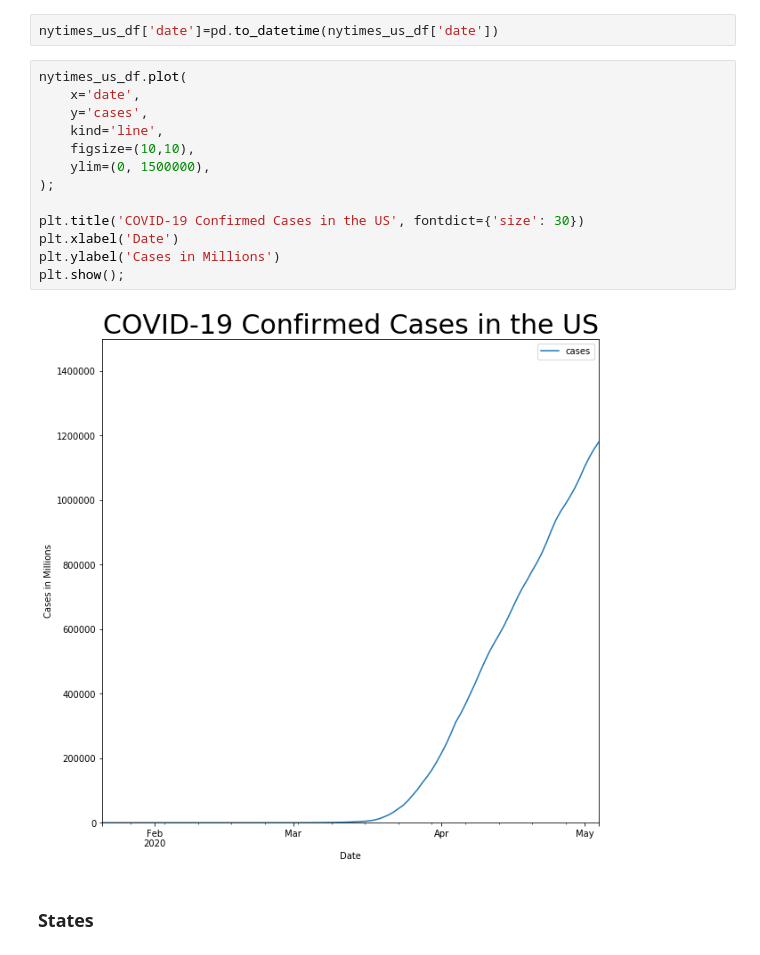
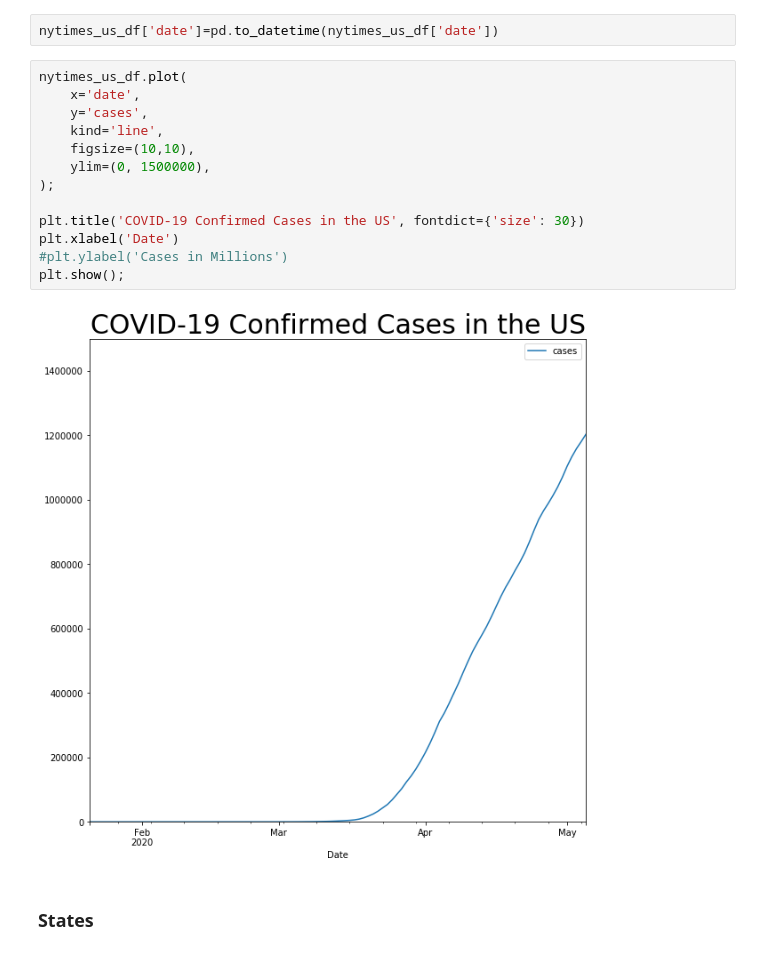
Before and after one commit to katkim0307/COVID-19_Response_Comparison, a Jupyter notebook: us_cov19_data.ipynb, the cells around one changed output. Cells and saved outputs as stored; diff of their text form.

```diff
--- a/us_cov19_data.ipynb
+++ b/us_cov19_data.ipynb
@@ -71,18 +77,18 @@ nytimes_us_df['date']=pd.to_datetime(nytimes_us_df['date'])
 # %%
 nytimes_us_df.plot(
     x='date',
     y='cases',
     kind='line',
     figsize=(10,10),
     ylim=(0, 1500000),
 );
 
 plt.title('COVID-19 Confirmed Cases in the US', fontdict={'size': 30})
 plt.xlabel('Date')
-plt.ylabel('Cases in Millions')
+#plt.ylabel('Cases in Millions')
 plt.show();
 # %% [output]
-[figure, old version]
+[figure, new version]
 # %% [markdown]
 ### States
 # %%
```
Also changed, not shown: parts of 7 cells of this notebook.
